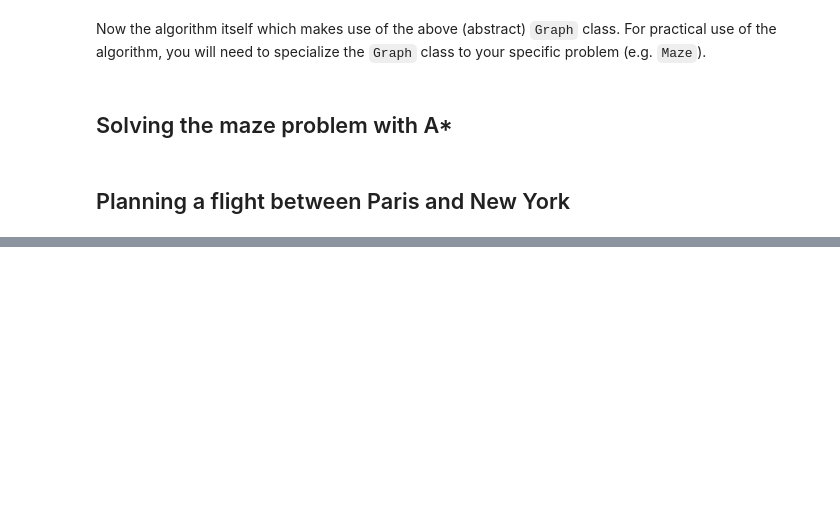
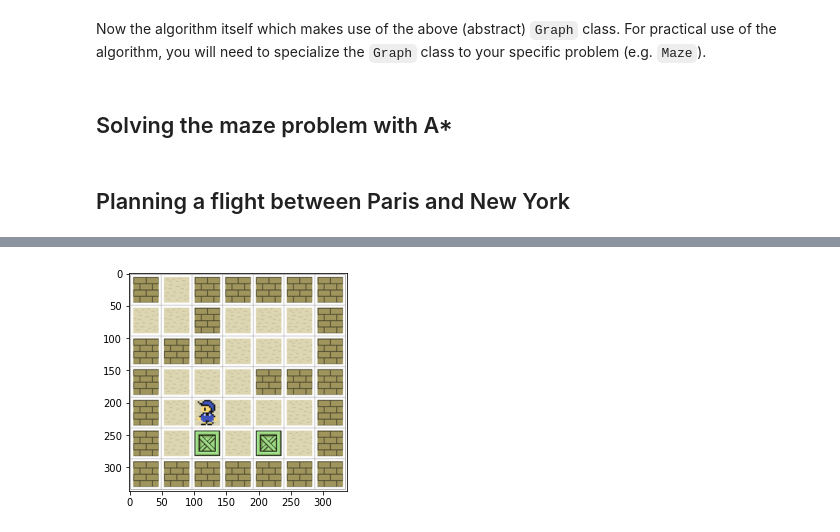
Before and after one commit to erachelson/seq_dec_mak, a Jupyter notebook: planning/planning.ipynb, the cells around one changed output, grey strips where cells are left out. Drawn from its saved outputs; the diff is of its cells as text; code cells hidden in the pictures; blank space fills up the shorter version.

```diff
--- a/planning/planning.ipynb
+++ b/planning/planning.ipynb
@@ -624,0 +642,40 @@ flight_graph.render(path[-1], path)
+# %%
+import os
+from pyperplan.planner import (
+    find_domain,
+    HEURISTICS,
+    search_plan,
+    SEARCHES,
+)
+from pddlgym.parser import parse_plan_step
+
+search = SEARCHES['wastar']
+heuristic = HEURISTICS['hmax']
+
+pddl_problem_path = os.path.join('./sokoban', 'task02.pddl')
+
+use_preferred_ops = True
+solution = search_plan(
+    find_domain(pddl_problem_path),
+    pddl_problem_path,
+    search,
+    heuristic,
+    use_preferred_ops=False,
+)
+
+act_predicates = [env.domain.predicates[a] for a in list(env.domain.actions)]
+plan = [parse_plan_step(plan_step.name[1:-1],
+                        env.domain.operators.values(),
+                        act_predicates,
+                        obs.objects,
+                        operators_as_actions=env.domain.operators_as_actions)
+        for plan_step in solution]
+plt.figure()
+for act in plan:
+    obs, reward, done, info = env.step(act)
+    plt.pause(0.5)
+    plt.imshow(env.render())
+    plt.show()
+    clear_output(wait=True)
+# %% [output]
+[figure, added]
```
Also changed, not shown: parts of 2 cells of this notebook, 32 other files.
